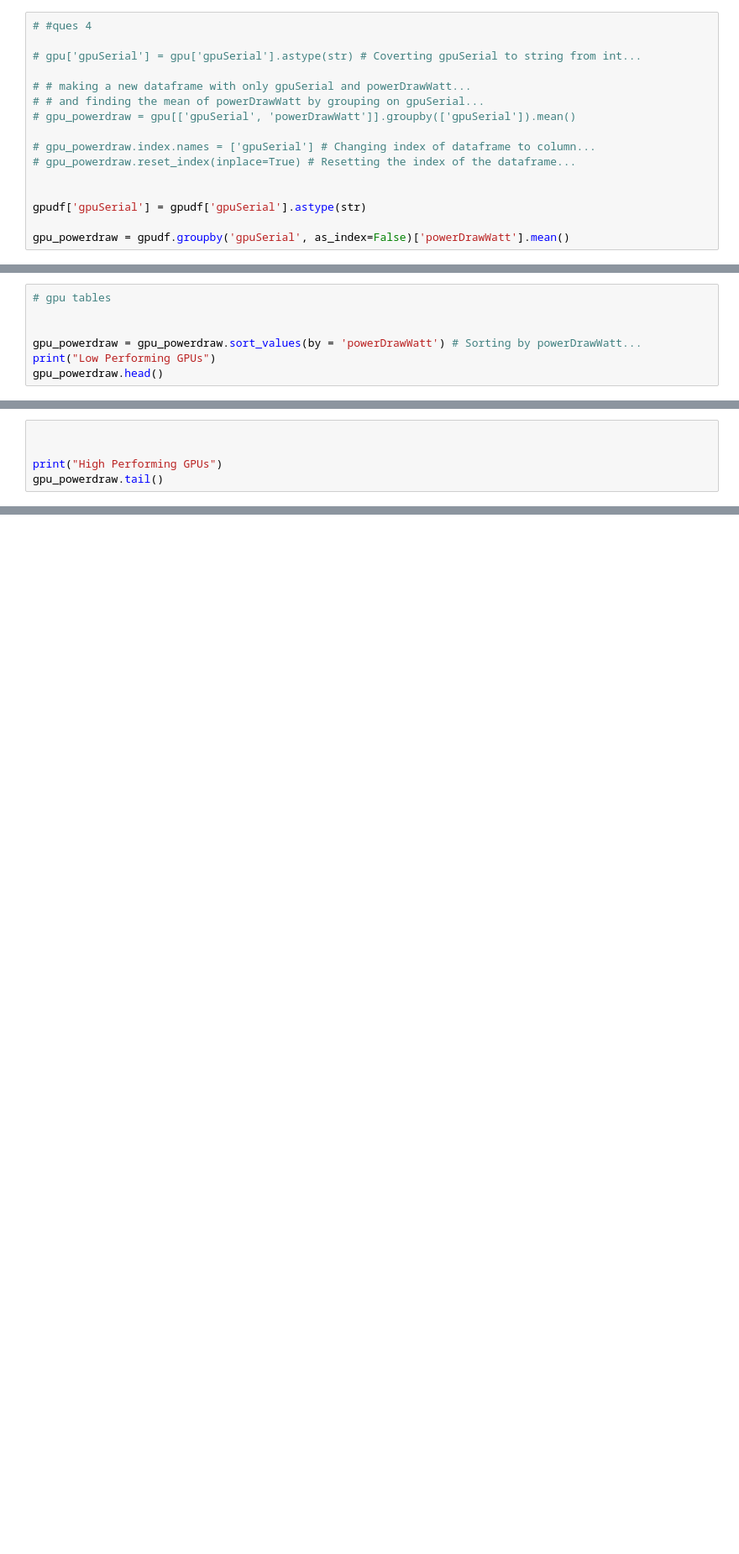
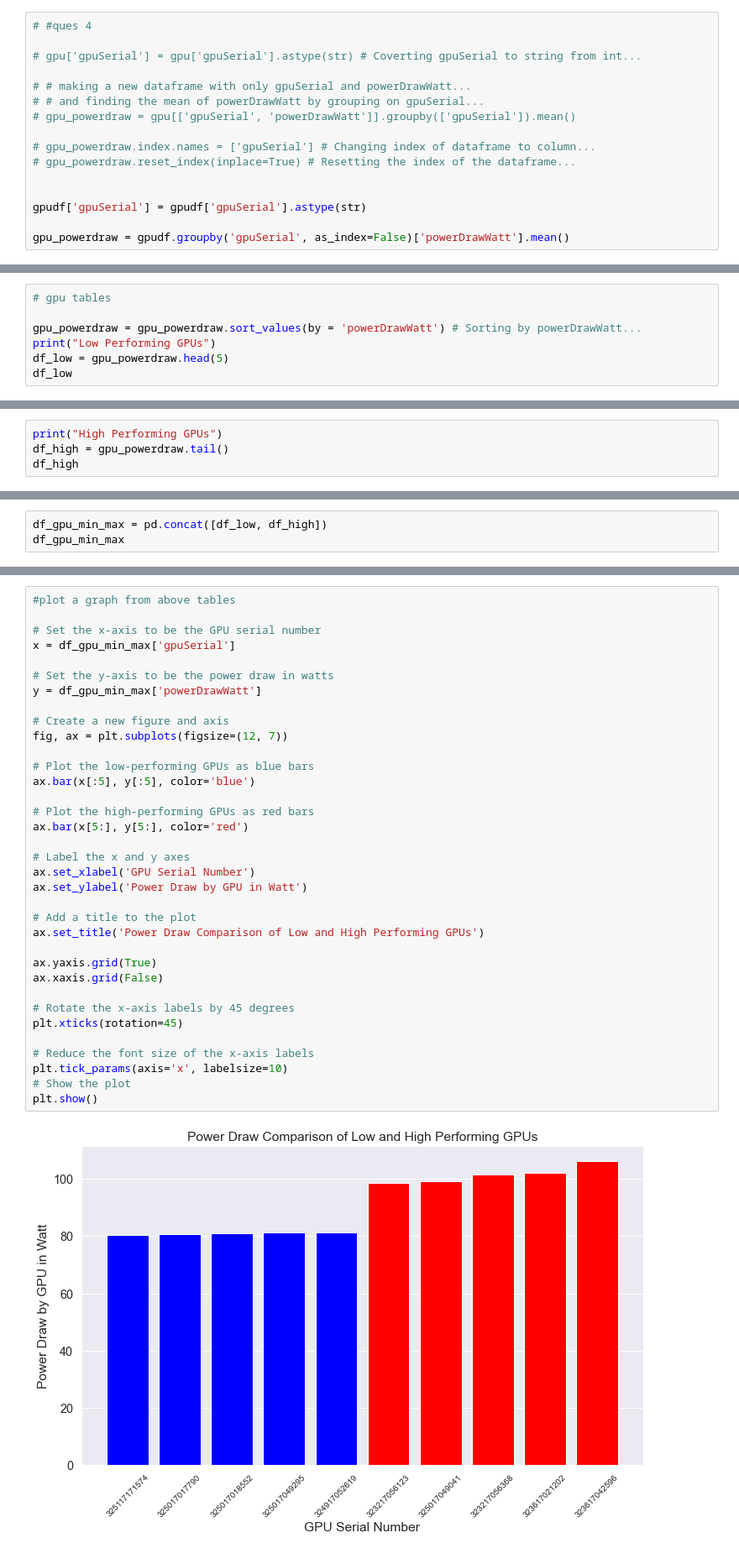
Before and after one commit to rmalik95/Cloud-Project, a Jupyter notebook: CSC8634_Rishabh_Malik_220512619.ipynb, the cells around one changed output, grey strips where cells are left out. Shown at 84% size. Cells and saved outputs as stored; diff of their text form; blank space fills up the shorter version.

```diff
--- a/CSC8634_Rishabh_Malik_220512619.ipynb
+++ b/CSC8634_Rishabh_Malik_220512619.ipynb
@@ -195,8 +205,8 @@ plt.show()
 # %%
 # gpu tables
 
-
 gpu_powerdraw = gpu_powerdraw.sort_values(by = 'powerDrawWatt') # Sorting by powerDrawWatt...
 print("Low Performing GPUs")
-gpu_powerdraw.head()
+df_low = gpu_powerdraw.head(5)
+df_low
 # %% [output]
@@ -204,7 +220,6 @@ NameError: name 'gpu_powerdraw' is not defined
 # %%
-
-
 print("High Performing GPUs")
-gpu_powerdraw.tail()
+df_high = gpu_powerdraw.tail()
+df_high
 # %% [output]
 High Performing GPUs
@@ -213,0 +232,3 @@ NameError: name 'gpu_powerdraw' is not defined
+# %%
+df_gpu_min_max = pd.concat([df_low, df_high])
+df_gpu_min_max
@@ -214 +247,38 @@ NameError: name 'gpu_powerdraw' is not defined
+# %%
+#plot a graph from above tables
+
+# Set the x-axis to be the GPU serial number
+x = df_gpu_min_max['gpuSerial']
+
+# Set the y-axis to be the power draw in watts
+y = df_gpu_min_max['powerDrawWatt']
+
+# Create a new figure and axis
+fig, ax = plt.subplots(figsize=(12, 7))
+
+# Plot the low-performing GPUs as blue bars
+ax.bar(x[:5], y[:5], color='blue')
+
+# Plot the high-performing GPUs as red bars
+ax.bar(x[5:], y[5:], color='red')
+
+# Label the x and y axes
+ax.set_xlabel('GPU Serial Number')
+ax.set_ylabel('Power Draw by GPU in Watt')
+
+# Add a title to the plot
+ax.set_title('Power Draw Comparison of Low and High Performing GPUs')
+
+ax.yaxis.grid(True)
+ax.xaxis.grid(False)
+
+# Rotate the x-axis labels by 45 degrees
+plt.xticks(rotation=45)
+
+# Reduce the font size of the x-axis labels
+plt.tick_params(axis='x', labelsize=10)
+# Show the plot
+plt.show()
+# %% [output]
+[figure, added]
 # %%
```
Also changed, not shown: parts of 8 cells of this notebook.
